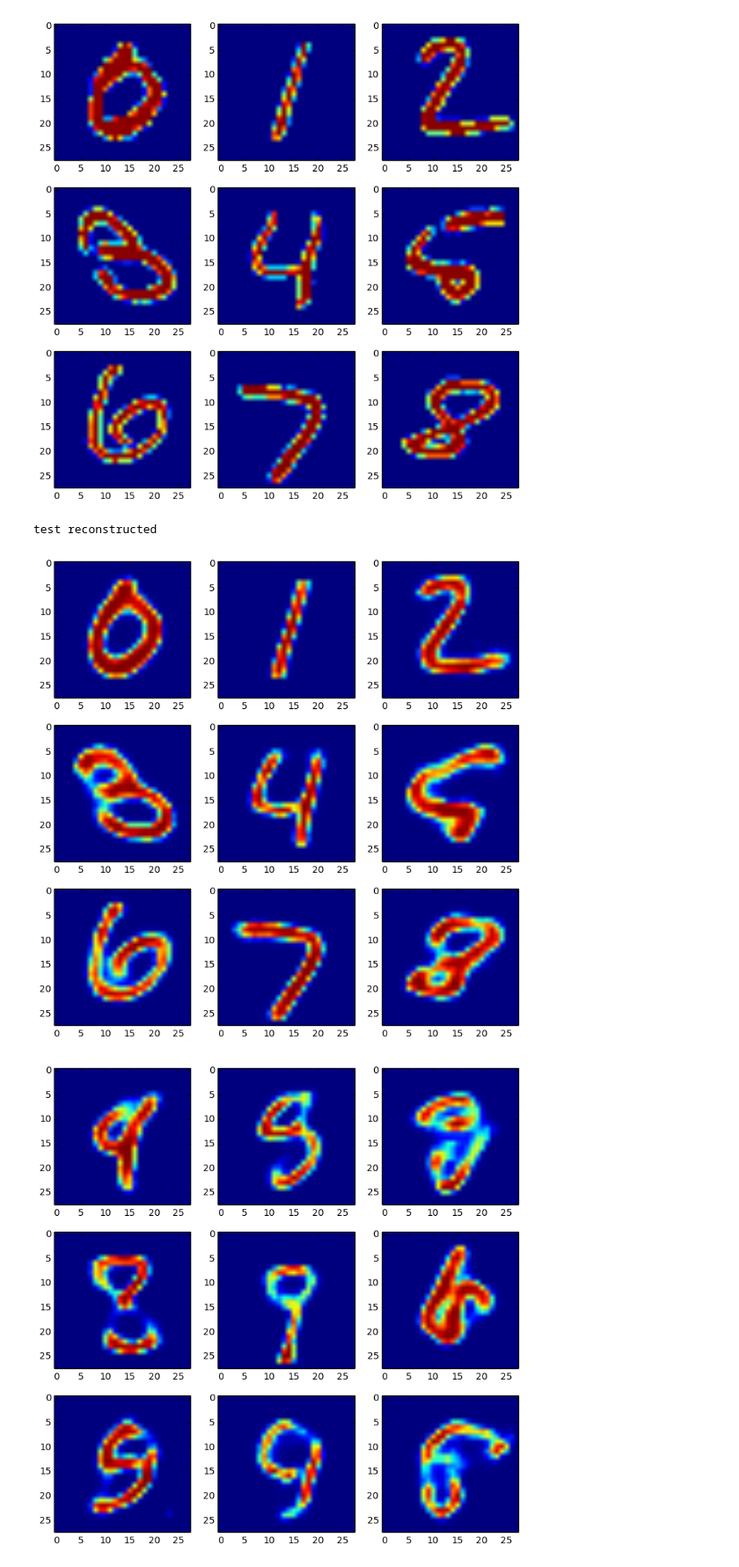
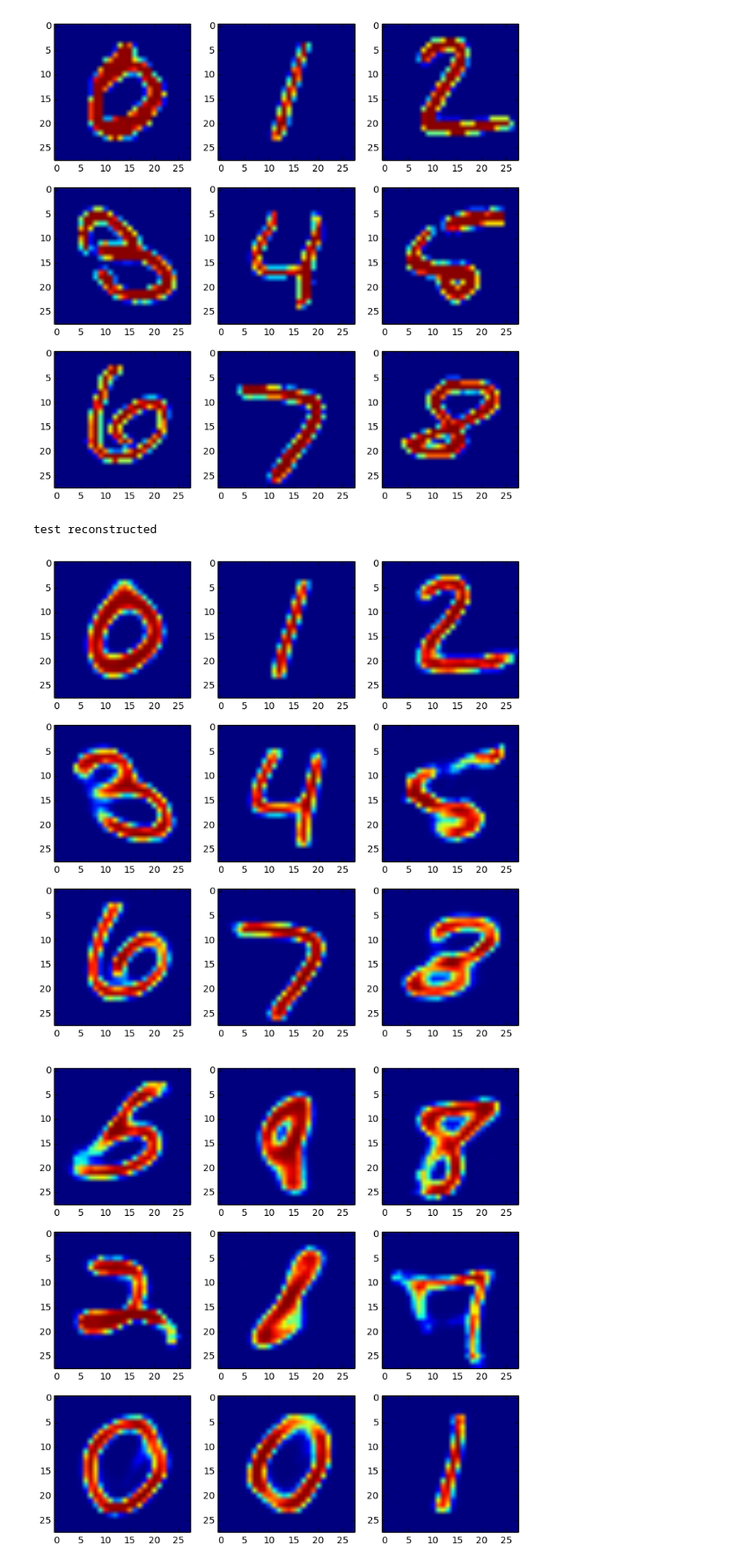
Before and after one commit to seiya-kumada/vae, a Jupyter notebook: draw_results.ipynb, the cells around one changed output. Shown at 88% size. Drawn from its saved outputs; the diff is of its cells as text; code cells hidden in the pictures.

```diff
--- a/draw_results.ipynb
+++ b/draw_results.ipynb
@@ -11,10 +11,10 @@ import chainer.functions as F
 out_dir_path = './result'
 log_path = os.path.join(out_dir_path, 'log')
 model_name = 'model_100.npz'
-dimz = 20
+dimz = 100
 # %%
 # load a model
-model = net.VAE(784, dimz, 500)
+model = net_3.VAE(784, dimz, 500, F.softplus)
 chainer.serializers.load_npz(os.path.join(out_dir_path, model_name), model, strict=True)
 model.to_cpu()
 # %% [output]
@@ -66,16 +66,18 @@ print('test reconstructed')
 save_images(x1.data, os.path.join(out_dir_path, 'test_reconstructed'))
 # %% [output]
 test reconstructed
-[figure, old version]
+[figure, new version]
 # %%
 # draw images from randomly sampled z
-np.random.seed(1234)
+np.random.seed(3)
+mu = 0
+sigma = 1
 z = chainer.Variable(
-    np.random.normal(0, 1, (9, dimz)).astype(np.float32))
+    np.random.normal(mu, sigma, (9, dimz)).astype(np.float32))
 x = model.decode(z)
 save_images(x.data, os.path.join(out_dir_path, 'sampled'))
 # %% [output]
-[figure, old version]
+[figure, new version]
 # %%
 def load_loss(path):
     return [float(line) for line in open(path)]
```
Also changed, not shown: parts of 8 cells of this notebook, 3 other files.
